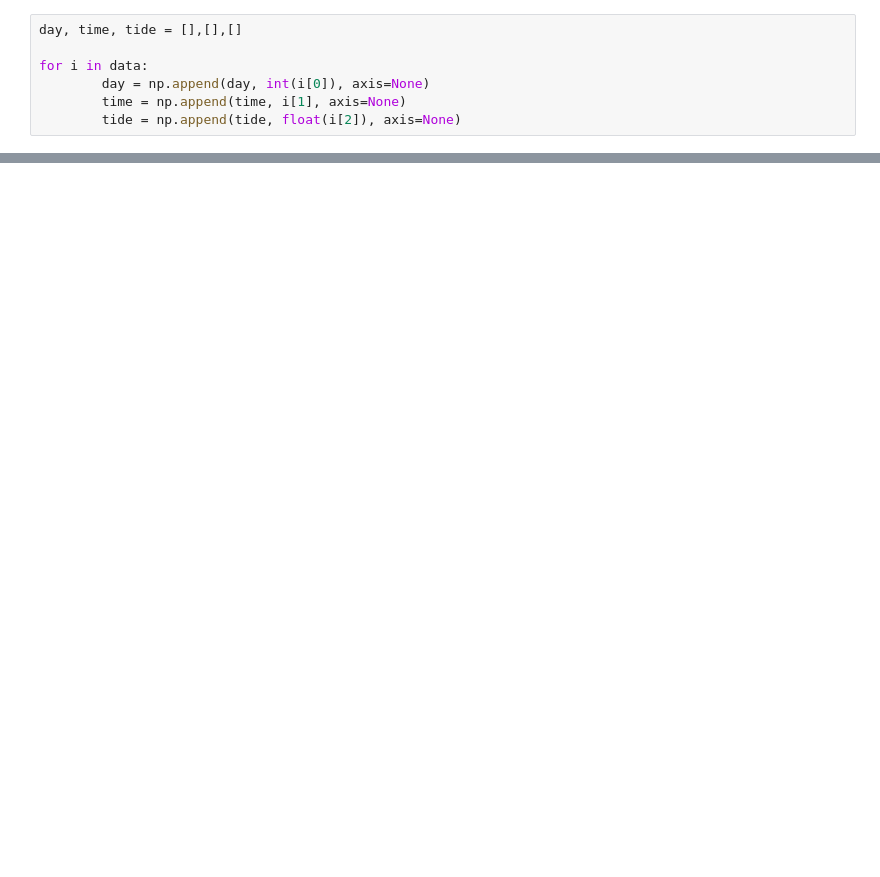
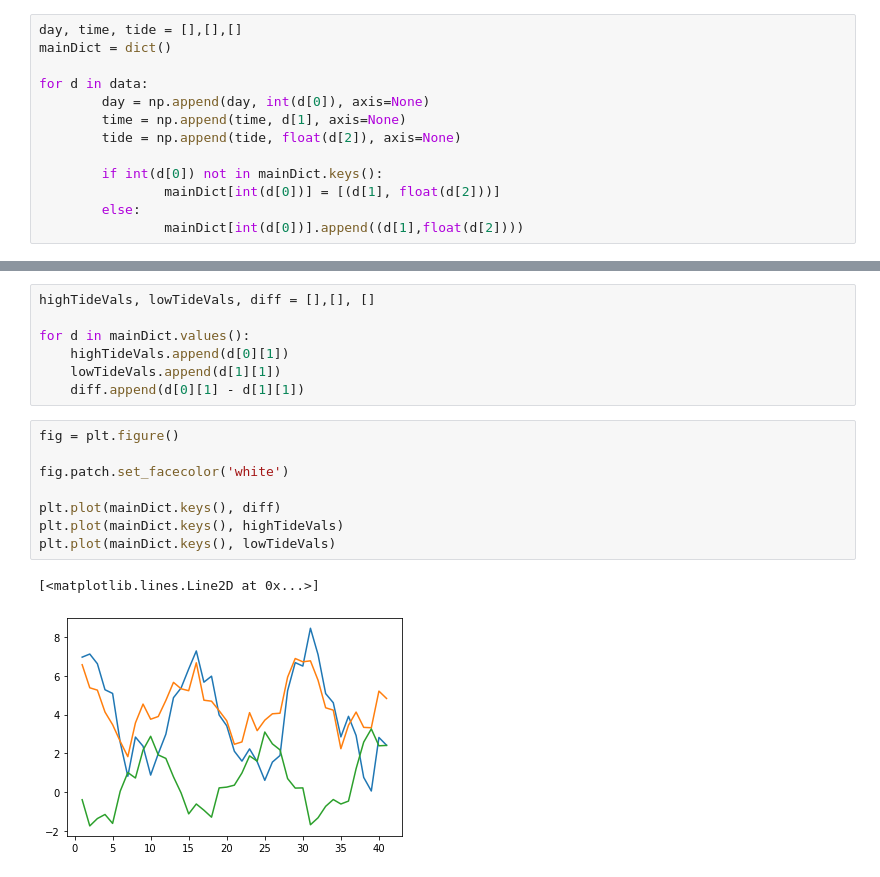
Before and after one commit to Eddysunday012/Astr-Group-Project, a Jupyter notebook: main.ipynb, the cells around one changed output, grey strips where cells are left out. Drawn from its saved outputs; the diff is of its cells as text; blank space fills up the shorter version.

Commit message:
Trying to fit a curve lol

```diff
--- a/main.ipynb
+++ b/main.ipynb
@@ -29,7 +49,13 @@ data = np.loadtxt('ASTR19_S22_group_project_data.txt', dtype = "str")
 # %%
 day, time, tide = [],[],[]
+mainDict = dict()
 
-for i in data:
-        day = np.append(day, int(i[0]), axis=None)
-        time = np.append(time, i[1], axis=None)
-        tide = np.append(tide, float(i[2]), axis=None)
+for d in data:
+        day = np.append(day, int(d[0]), axis=None)
+        time = np.append(time, d[1], axis=None)
+        tide = np.append(tide, float(d[2]), axis=None)
+
+        if int(d[0]) not in mainDict.keys():
+                mainDict[int(d[0])] = [(d[1], float(d[2]))]
+        else:
+                mainDict[int(d[0])].append((d[1],float(d[2])))
@@ -39,0 +62,18 @@ for i in data:
+# %%
+highTideVals, lowTideVals, diff = [],[], []
+
+for d in mainDict.values():
+    highTideVals.append(d[0][1])
+    lowTideVals.append(d[1][1])
+    diff.append(d[0][1] - d[1][1])
+# %%
+fig = plt.figure()
+
+fig.patch.set_facecolor('white')
+
+plt.plot(mainDict.keys(), diff)
+plt.plot(mainDict.keys(), highTideVals)
+plt.plot(mainDict.keys(), lowTideVals)
+# %% [output]
+[<matplotlib.lines.Line2D at 0x...>]
+[figure, added]
```
Also changed, not shown: parts of 10 cells of this notebook.
